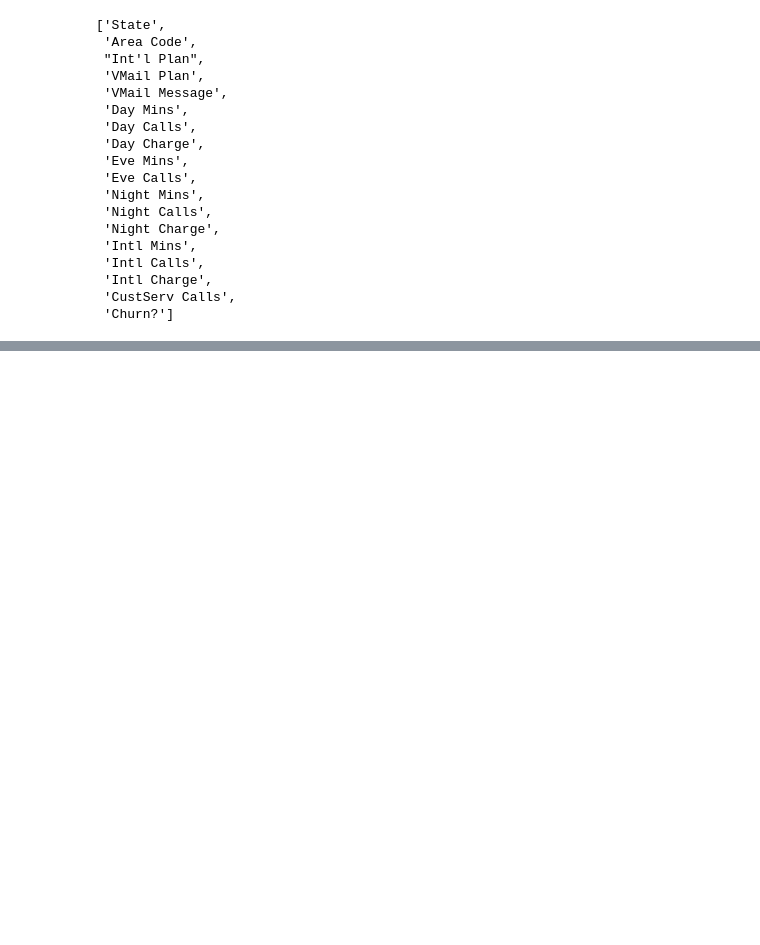
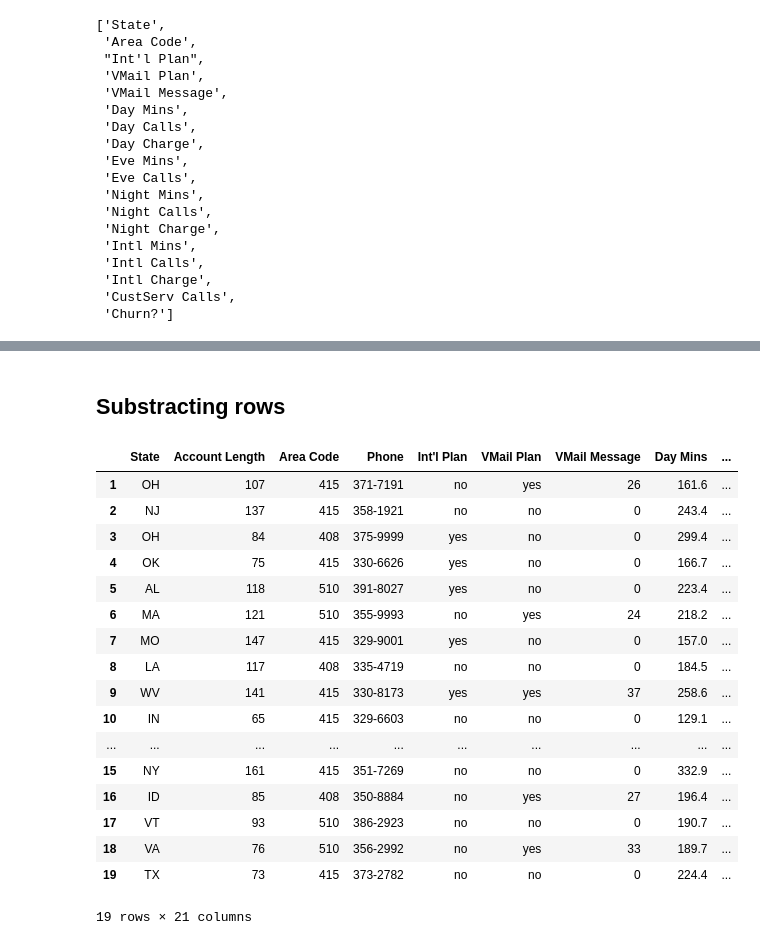
Before and after one commit to nil-andreu/machinelearningcourse, a Jupyter notebook: Part 4; Data Cleaning - Data Wrangling.ipynb, the cells around one changed output, grey strips where cells are left out. Saved outputs shown, nothing was run; the diff lists cells and outputs as text; code cells hidden in the pictures; blank space fills up the shorter version.

Commit message:
Substracting rows

```diff
--- a/Part 4; Data Cleaning - Data Wrangling.ipynb
+++ b/Part 4; Data Cleaning - Data Wrangling.ipynb
@@ -86,0 +94,27 @@ subset.head()
+# %% [markdown]
+## Substracting rows
+# %%
+#We can also substract different rows
+data[1:20]
+
+#Where the first number is take into consideration, but the last one not
+#We could also do for example: data[30:500]
+# %% [output]
+|  | State | Account Length | Area Code | Phone | Int'l Plan | VMail Plan | VMail Message | Day Mins | ... |
+| 1 | OH | 107 | 415 | 371-7191 | no | yes | 26 | 161.6 | ... |
+| 2 | NJ | 137 | 415 | 358-1921 | no | no | 0 | 243.4 | ... |
+| 3 | OH | 84 | 408 | 375-9999 | yes | no | 0 | 299.4 | ... |
+| 4 | OK | 75 | 415 | 330-6626 | yes | no | 0 | 166.7 | ... |
+| 5 | AL | 118 | 510 | 391-8027 | yes | no | 0 | 223.4 | ... |
+| 6 | MA | 121 | 510 | 355-9993 | no | yes | 24 | 218.2 | ... |
+| 7 | MO | 147 | 415 | 329-9001 | yes | no | 0 | 157.0 | ... |
+| 8 | LA | 117 | 408 | 335-4719 | no | no | 0 | 184.5 | ... |
+| 9 | WV | 141 | 415 | 330-8173 | yes | yes | 37 | 258.6 | ... |
+| 10 | IN | 65 | 415 | 329-6603 | no | no | 0 | 129.1 | ... |
+| ... | ... | ... | ... | ... | ... | ... | ... | ... | ... |
+| 15 | NY | 161 | 415 | 351-7269 | no | no | 0 | 332.9 | ... |
+| 16 | ID | 85 | 408 | 350-8884 | no | yes | 27 | 196.4 | ... |
+| 17 | VT | 93 | 510 | 386-2923 | no | no | 0 | 190.7 | ... |
+| 18 | VA | 76 | 510 | 356-2992 | no | yes | 33 | 189.7 | ... |
+| 19 | TX | 73 | 415 | 373-2782 | no | no | 0 | 224.4 | ... |
+19 rows × 21 columns
```
Also changed, not shown: parts of 3 cells of this notebook.
